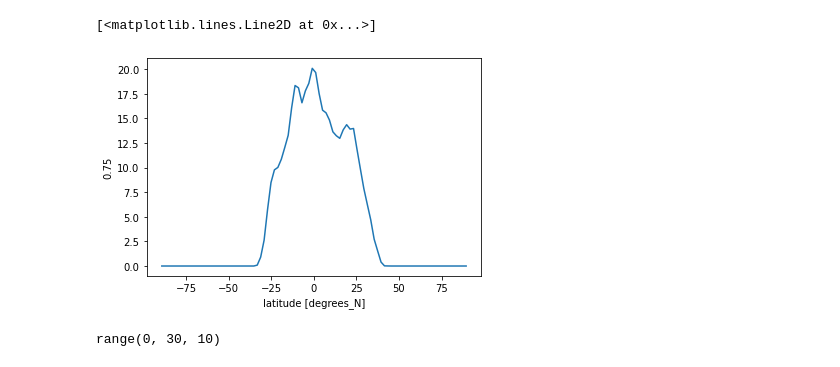
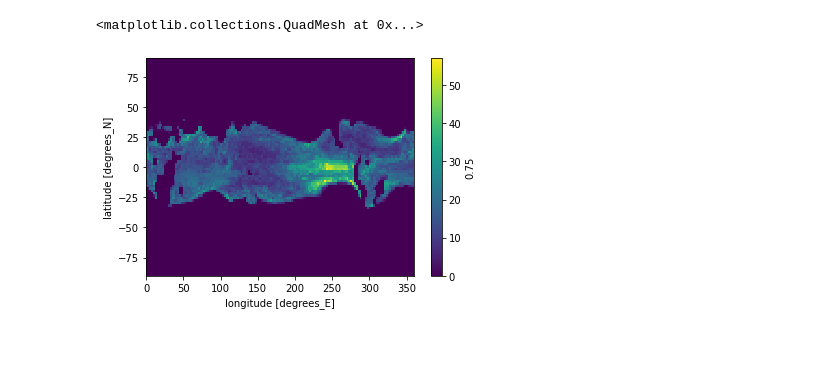
Before and after one commit to KYan19/pei, a Jupyter notebook: notebooks/0_Testing.ipynb, the cells around one changed output. Saved outputs shown, nothing was run; the diff lists cells and outputs as text; code cells hidden in the pictures.

```diff
--- a/notebooks/0_Testing.ipynb
+++ b/notebooks/0_Testing.ipynb
@@ -13,5 +13,5 @@ import matplotlib.patches as mpatches
 ds_esm2m = xr.open_dataset('../data/processed/GFDL/hottestmonth_toes.nc')
 ds_cesm2 = xr.open_dataset('../data/processed/CESM2/hottestmonth_toes.nc')
 # %%
-range_esm2m = ds_esm2m.quantile(0.9,'ensemble') - ds_esm2m.quantile(0.1,'ensemble')
-range_cesm2 = ds_cesm2.quantile(0.9,'ensemble') - ds_cesm2.quantile(0.1,'ensemble')
+ds=ds_esm2m
+ds_range = ds.quantile(0.9,'ensemble') - ds.quantile(0.1,'ensemble')
@@ -28,9 +18,5 @@ lat_esm2m_50.plot(ax=ax,y='lat',ylim=[-60,60],color='orange')
 # %%
-range_esm2m['0.75'].mean('lon').plot()
+ds_range['0.75'].plot()
 # %% [output]
-[<matplotlib.lines.Line2D at 0x...>]
+<matplotlib.collections.QuadMesh at 0x...>
-[figure, old version]
+[figure, new version]
-# %%
-range(0,30,10)
-# %% [output]
-range(0, 30, 10)
```
Also changed, not shown: parts of 2 cells of this notebook, 2 other files.
